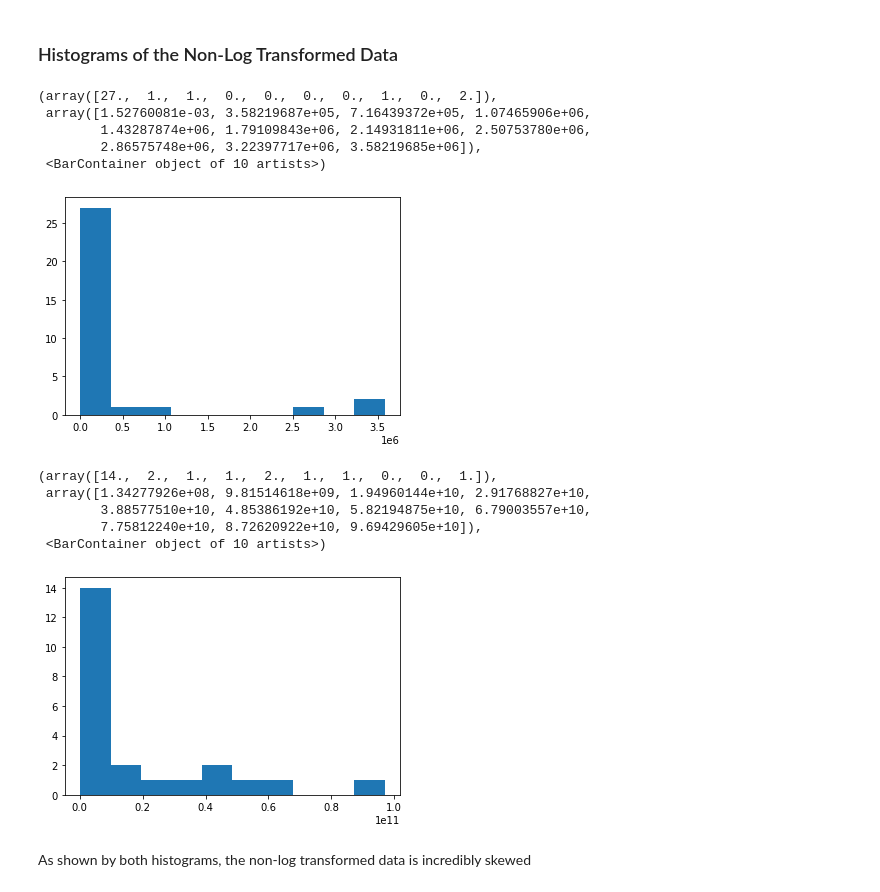
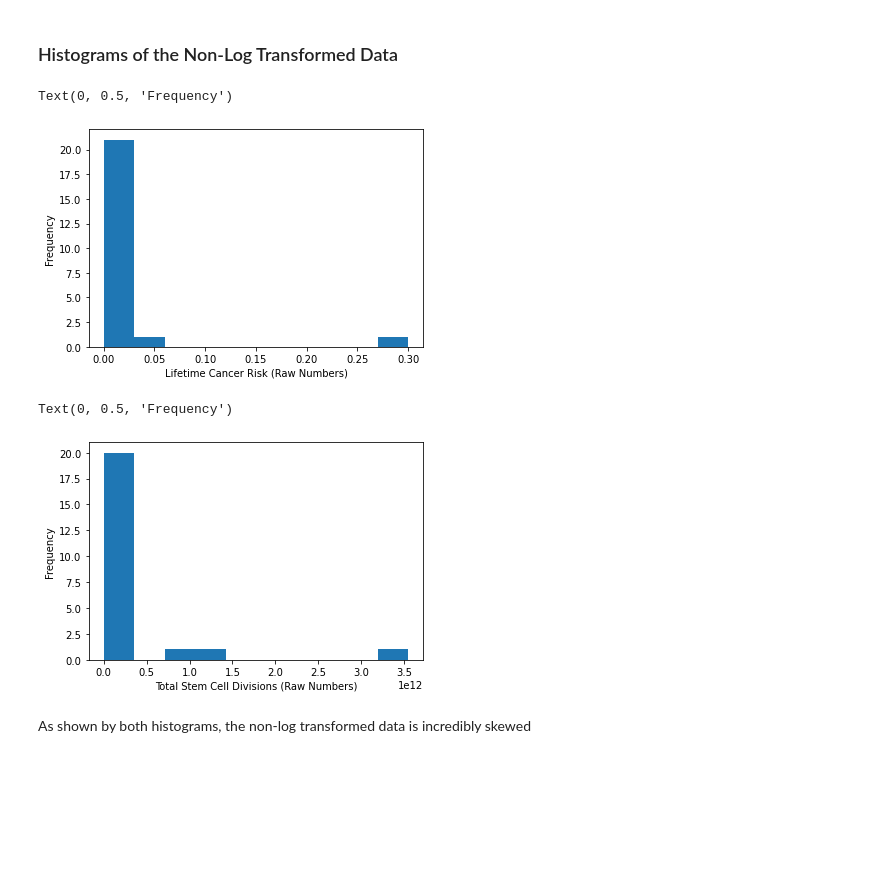
Before and after one commit to recurringjokehere/TomaStem, a Jupyter notebook: fatemap.ipynb, the cells around one changed output. Saved outputs shown, nothing was run; the diff lists cells and outputs as text; code cells hidden in the pictures; blank space fills up the shorter version.

```diff
--- a/fatemap.ipynb
+++ b/fatemap.ipynb
@@ -45,26 +41,22 @@ cancer_sc_df
 ### Histograms of the Non-Log Transformed Data
 # %%
 # Reversing the log transformation for lifetime risk
-RegRisk = np.power(LogRisk,10)
+RegRisk = np.power(10, cancer_sc_df['Log10LifetimeRisk'])
 plt.hist(RegRisk)
+plt.xlabel('Lifetime Cancer Risk (Raw Numbers)')
+plt.ylabel('Frequency')
 # %% [output]
-(array([27.,  1.,  1.,  0.,  0.,  0.,  0.,  1.,  0.,  2.]),
- array([1.52760081e-03, 3.58219687e+05, 7.16439372e+05, 1.07465906e+06,
-        1.43287874e+06, 1.79109843e+06, 2.14931811e+06, 2.50753780e+06,
-        2.86575748e+06, 3.22397717e+06, 3.58219685e+06]),
- <BarContainer object of 10 artists>)
+Text(0, 0.5, 'Frequency')
-[figure, old version]
+[figure, new version]
 # %%
 # Reversing the Log transformation for stem cells
-RegStem = np.power(LogStem,10)
+RegStem = np.power(10, cancer_sc_df['Log10TotaStemCellDivisions'])
 plt.hist(RegStem)
+plt.xlabel('Total Stem Cell Divisions (Raw Numbers)')
+plt.ylabel('Frequency')
 # %% [output]
-(array([14.,  2.,  1.,  1.,  2.,  1.,  1.,  0.,  0.,  1.]),
- array([1.34277926e+08, 9.81514618e+09, 1.94960144e+10, 2.91768827e+10,
-        3.88577510e+10, 4.85386192e+10, 5.82194875e+10, 6.79003557e+10,
-        7.75812240e+10, 8.72620922e+10, 9.69429605e+10]),
- <BarContainer object of 10 artists>)
+Text(0, 0.5, 'Frequency')
-[figure, old version]
+[figure, new version]
 # %% [markdown]
 As shown by both histograms, the non-log transformed data is incredibly skewed
 # %% [markdown]
```
Also changed, not shown: parts of 5 cells of this notebook.
